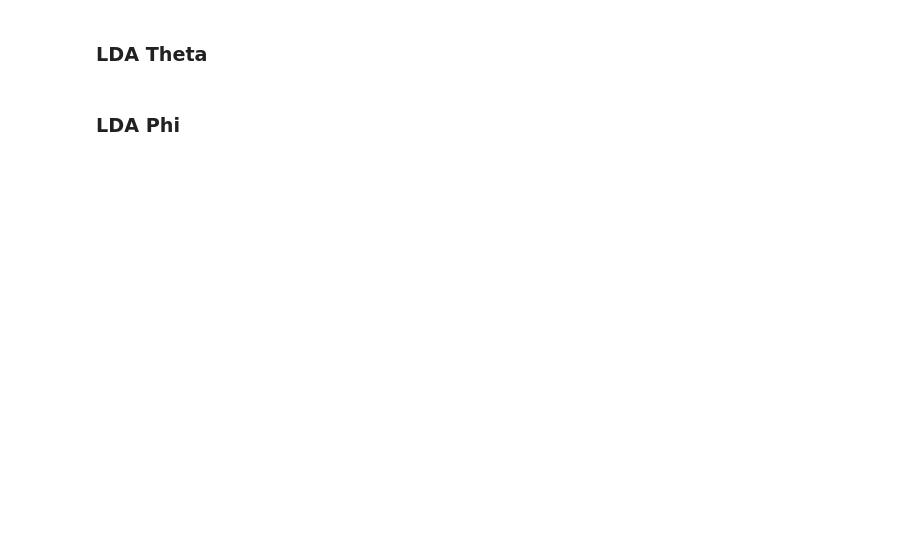
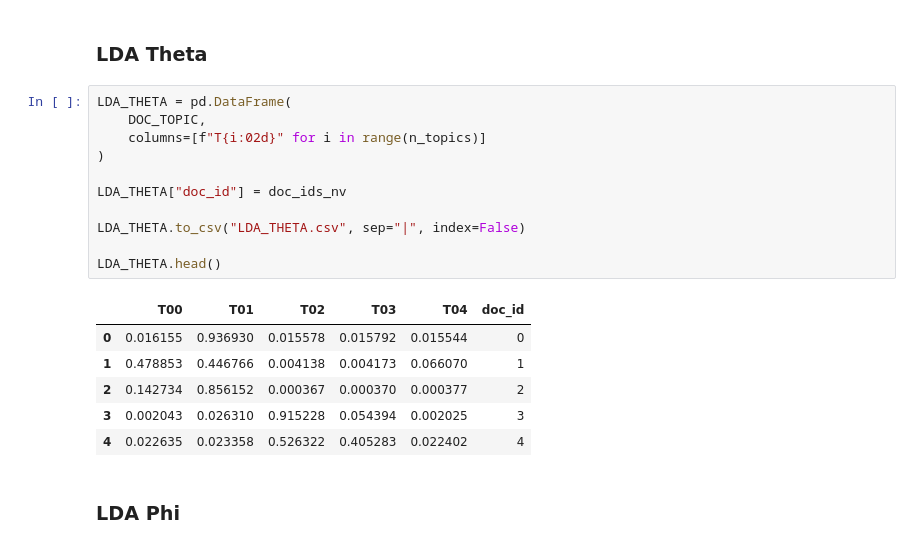
Before and after one commit to lderos/DS-5001-Final-Project, a Jupyter notebook: LDAmodels.ipynb, the cells around one changed output. Drawn from its saved outputs; the diff is of its cells as text; blank space fills up the shorter version.

```diff
--- a/LDAmodels.ipynb
+++ b/LDAmodels.ipynb
@@ -19,4 +93,22 @@ TFIDF_L2_terms = pd.read_csv("TFIDF_L2_terms.csv", sep="|")
 # %% [markdown]
 ### LDA Theta
+# %%
+LDA_THETA = pd.DataFrame(
+    DOC_TOPIC,
+    columns=[f"T{i:02d}" for i in range(n_topics)]
+)
+
+LDA_THETA["doc_id"] = doc_ids_nv
+
+LDA_THETA.to_csv("LDA_THETA.csv", sep="|", index=False)
+
+LDA_THETA.head()
+# %% [output]
+|  | T00 | T01 | T02 | T03 | T04 | doc_id |
+| 0 | 0.016155 | 0.936930 | 0.015578 | 0.015792 | 0.015544 | 0 |
+| 1 | 0.478853 | 0.446766 | 0.004138 | 0.004173 | 0.066070 | 1 |
+| 2 | 0.142734 | 0.856152 | 0.000367 | 0.000370 | 0.000377 | 2 |
+| 3 | 0.002043 | 0.026310 | 0.915228 | 0.054394 | 0.002025 | 3 |
+| 4 | 0.022635 | 0.023358 | 0.526322 | 0.405283 | 0.022402 | 4 |
 # %% [markdown]
 ### LDA Phi
```
Also changed, not shown: parts of 14 cells of this notebook, 4 other files.
